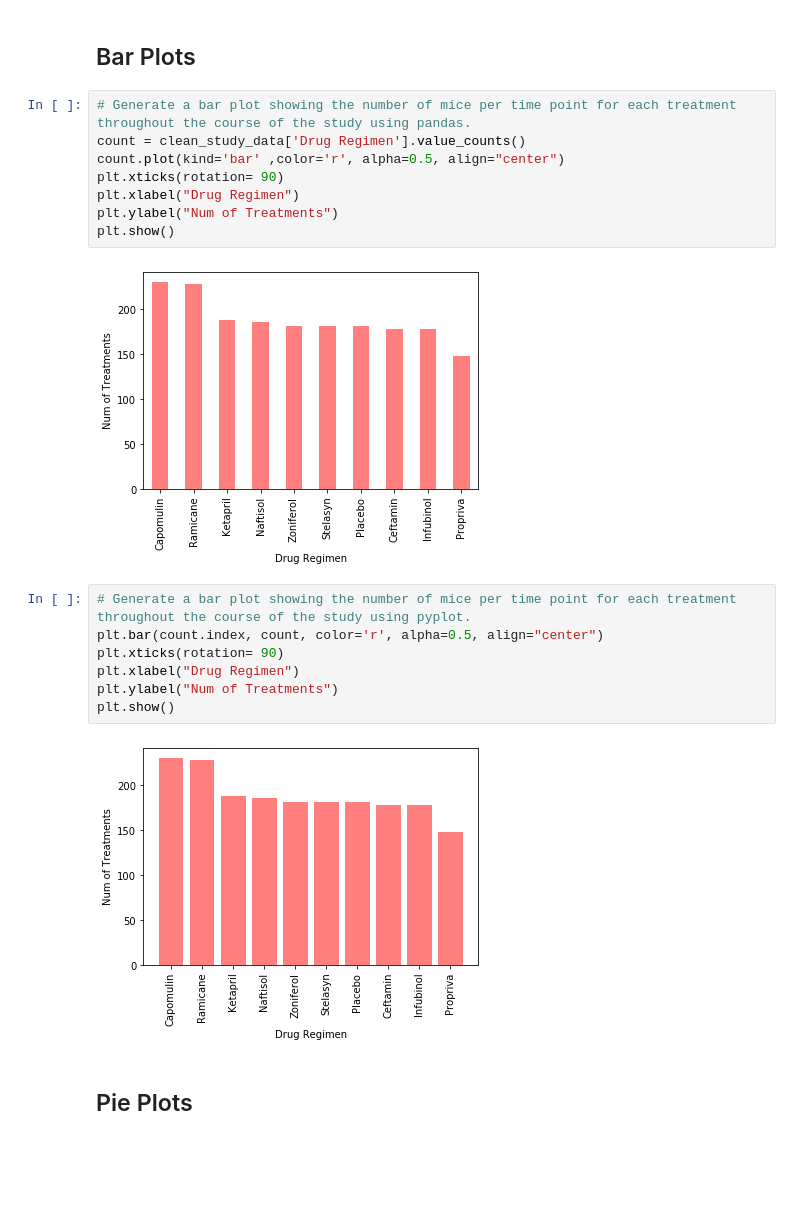
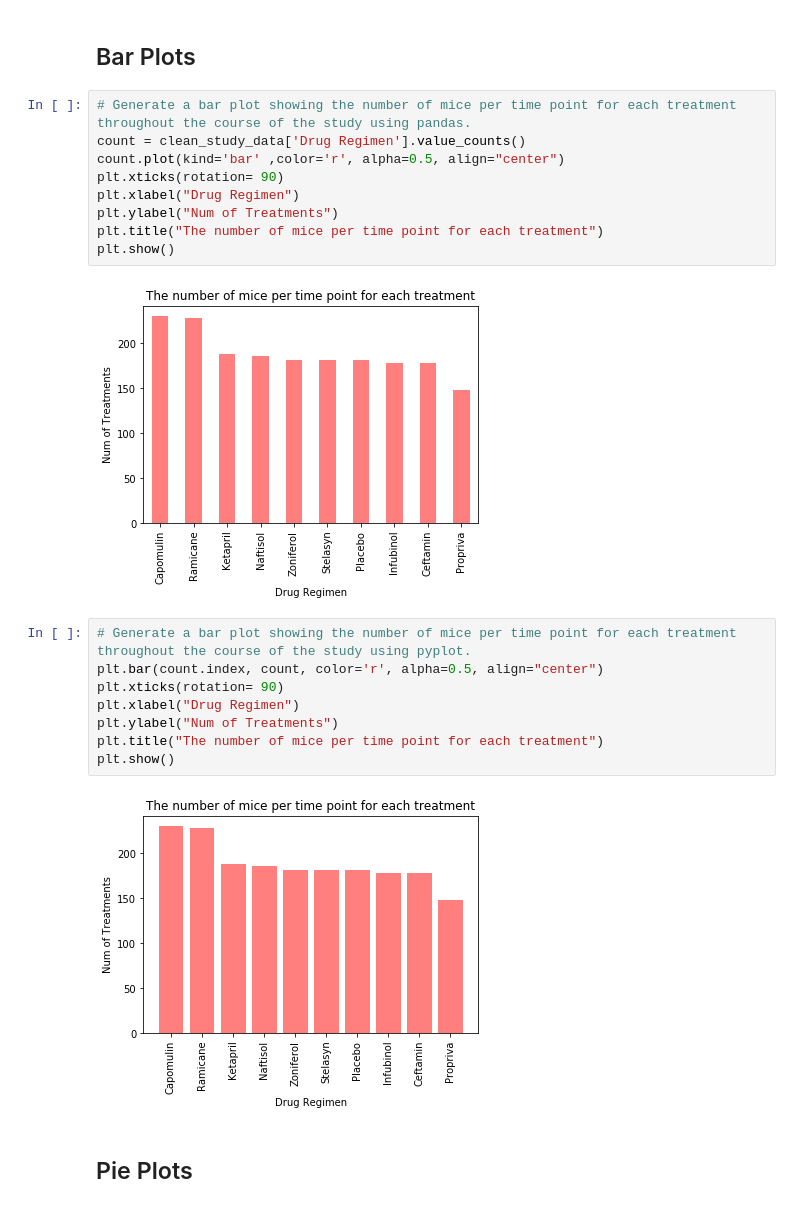
Before and after one commit to prasannarangam21/matplotlib-challenge, a Jupyter notebook: Pymaceuticals/pymaceuticals.ipynb, the cells around one changed output. Drawn from its saved outputs; the diff is of its cells as text; blank space fills up the shorter version.

```diff
--- a/Pymaceuticals/pymaceuticals.ipynb
+++ b/Pymaceuticals/pymaceuticals.ipynb
@@ -124,22 +123,24 @@ summary_stats
 # %%
 # Generate a bar plot showing the number of mice per time point for each treatment throughout the course of the study using pandas.
 count = clean_study_data['Drug Regimen'].value_counts()
 count.plot(kind='bar' ,color='r', alpha=0.5, align="center")
 plt.xticks(rotation= 90)
 plt.xlabel("Drug Regimen")
 plt.ylabel("Num of Treatments")
+plt.title("The number of mice per time point for each treatment")
 plt.show()
 # %% [output]
-[figure, old version]
+[figure, new version]
 # %%
 # Generate a bar plot showing the number of mice per time point for each treatment throughout the course of the study using pyplot.
 plt.bar(count.index, count, color='r', alpha=0.5, align="center")
 plt.xticks(rotation= 90)
 plt.xlabel("Drug Regimen")
 plt.ylabel("Num of Treatments")
+plt.title("The number of mice per time point for each treatment")
 plt.show()
 # %% [output]
-[figure, old version]
+[figure, new version]
 # %% [markdown]
 ## Pie Plots
 # %%
```
Also changed, not shown: parts of 5 cells of this notebook.
